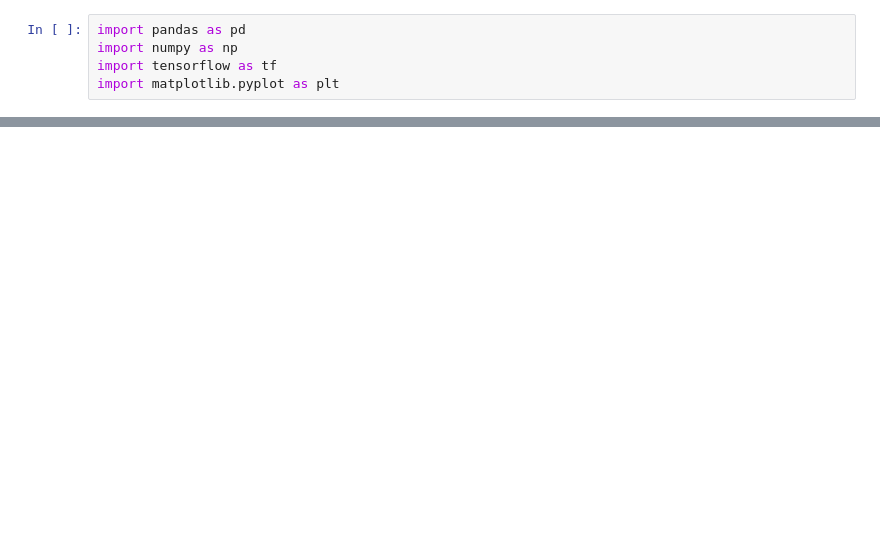
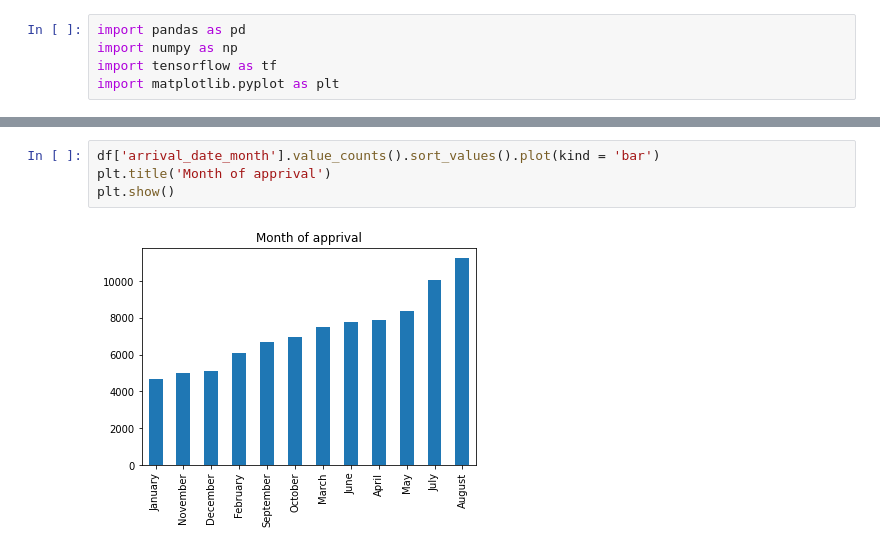
Before and after one commit to Sheetal-ai/Hotel_booking_cancellation_tensorflow, a Jupyter notebook: Hotel_Booking_Cancellation.ipynb, the cells around one changed output, grey strips where cells are left out. Drawn from its saved outputs; the diff is of its cells as text; blank space fills up the shorter version.

```diff
--- a/Hotel_Booking_Cancellation.ipynb
+++ b/Hotel_Booking_Cancellation.ipynb
@@ -9,0 +138,6 @@ HTTPError: ignored
+# %%
+df['arrival_date_month'].value_counts().sort_values().plot(kind = 'bar')
+plt.title('Month of apprival')
+plt.show()
+# %% [output]
+[figure, added]
```
Also changed, not shown: parts of 50 cells of this notebook.
